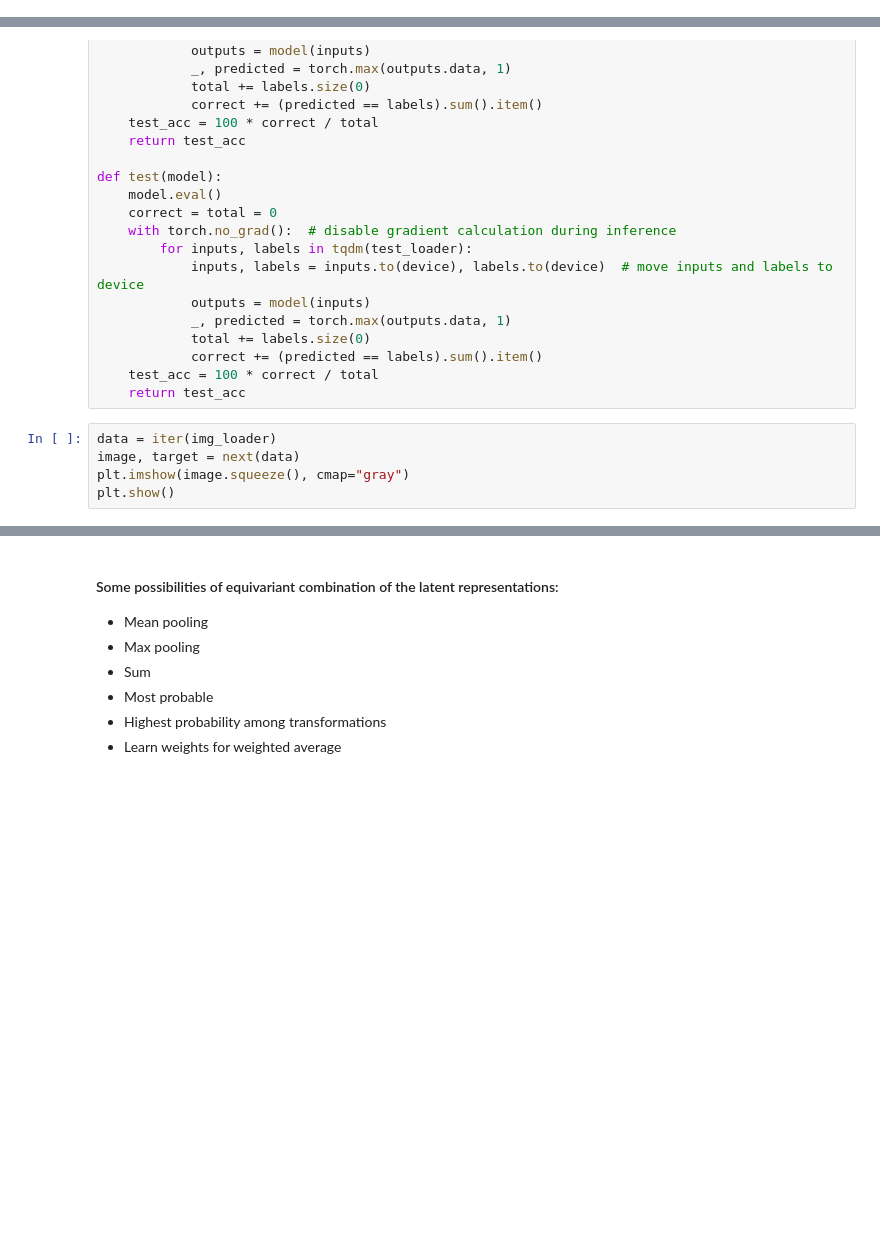
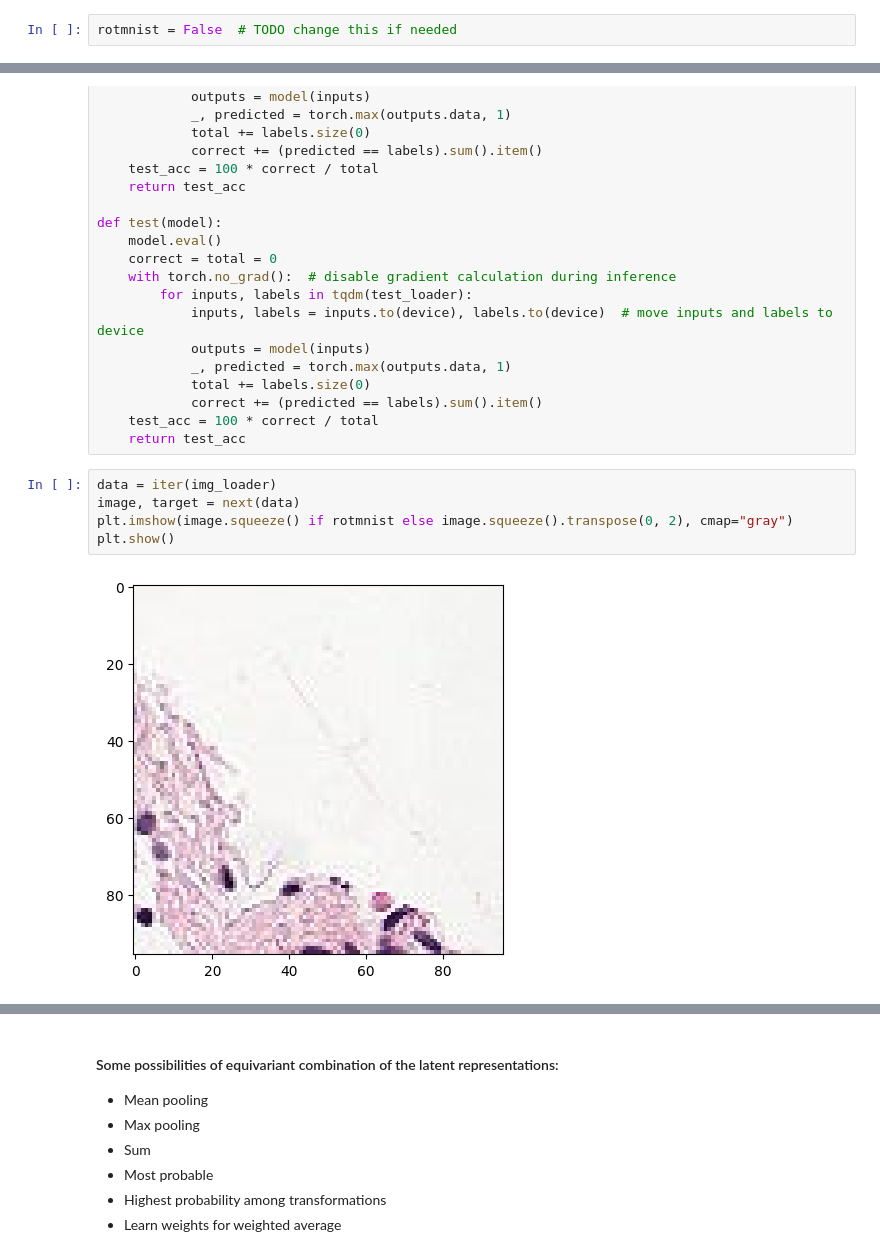
Before and after one commit to WouterBant/GEVit-DL2-Project, a Jupyter notebook: post_hoc_equivariance/post_hoc_equivariance.ipynb, the cells around one changed output, grey strips where cells are left out. Cells and saved outputs as stored; diff of their text form; blank space fills up the shorter version.

```diff
--- a/post_hoc_equivariance/post_hoc_equivariance.ipynb
+++ b/post_hoc_equivariance/post_hoc_equivariance.ipynb
@@ -26,3 +31,5 @@ from train_vit import VisionTransformer
+# %%
+rotmnist = False  # TODO change this if needed
 # %%
 device = torch.device('cuda' if torch.cuda.is_available() else 'cpu')
 
@@ -157,8 +200,10 @@ def test(model):
 # %%
 data = iter(img_loader)
 image, target = next(data)
-plt.imshow(image.squeeze(), cmap="gray")
+plt.imshow(image.squeeze() if rotmnist else image.squeeze().transpose(0, 2), cmap="gray")
 plt.show()
+# %% [output]
+[figure, added]
 # %%
 def get_transforms(image, n_rotations=4, flips=True):
     """
```
Also changed, not shown: parts of 11 cells of this notebook, 18 other files.
